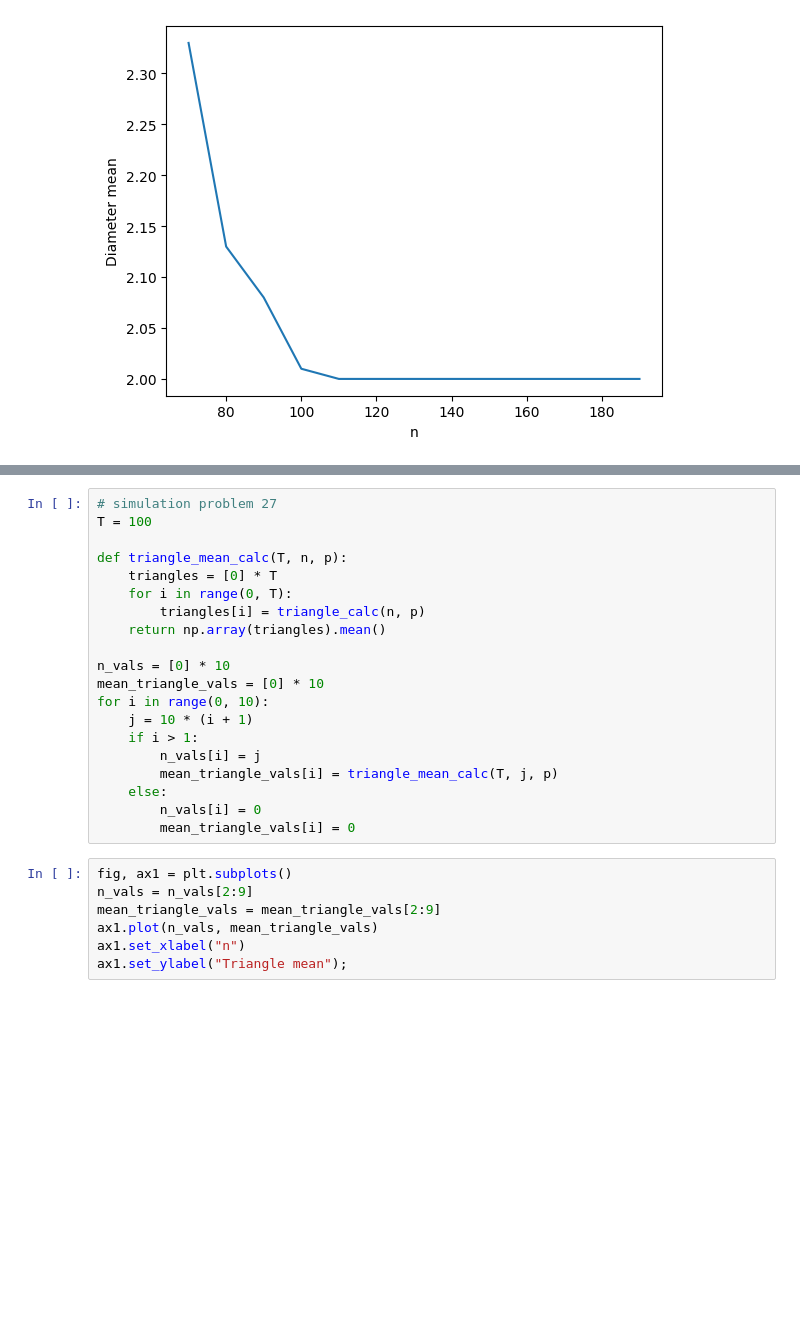
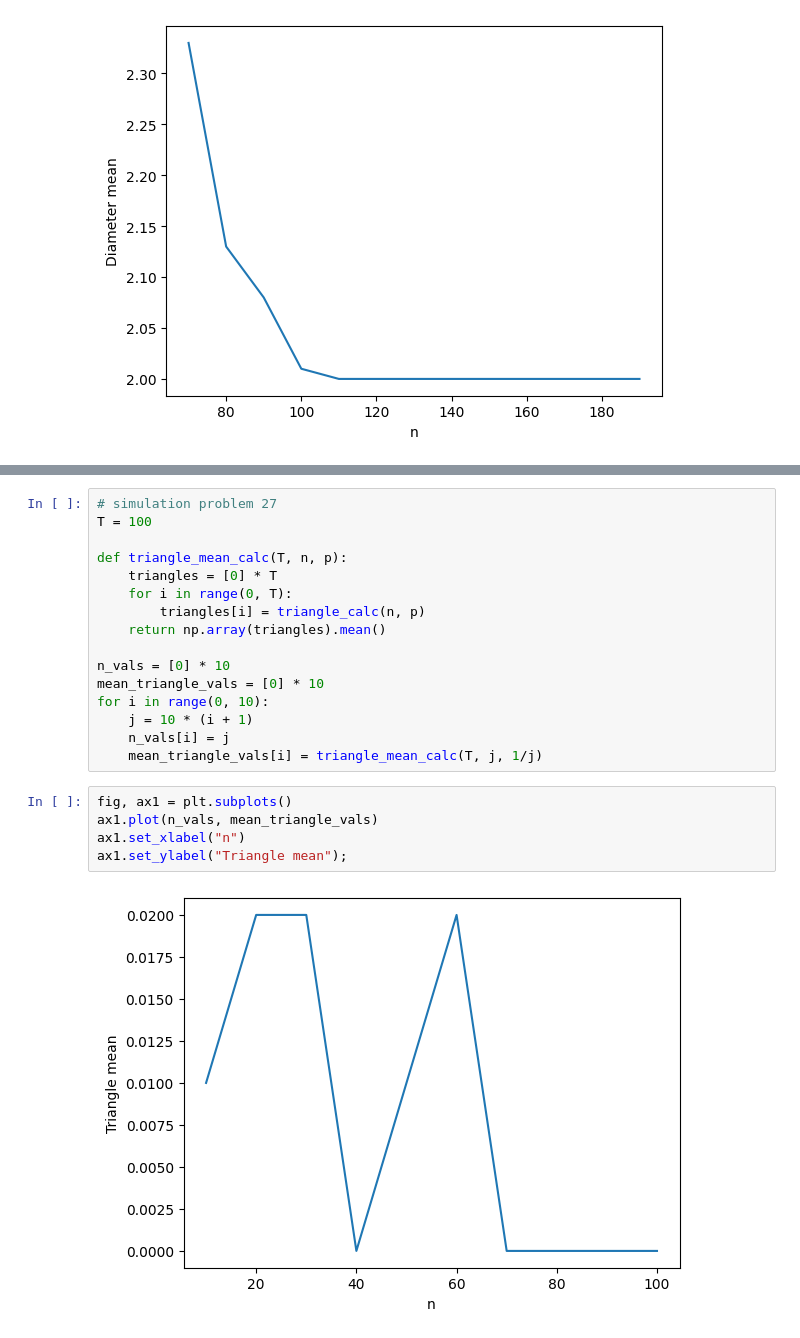
Before and after one commit to AFSA1729/ProbabilityStatisticsProject2023, a Jupyter notebook: Phase1/Part5.ipynb, the cells around one changed output, grey strips where cells are left out. Drawn from its saved outputs; the diff is of its cells as text; blank space fills up the shorter version.

```diff
--- a/Phase1/Part5.ipynb
+++ b/Phase1/Part5.ipynb
@@ -360,16 +348,12 @@ n_vals = [0] * 10
 mean_triangle_vals = [0] * 10
 for i in range(0, 10):
     j = 10 * (i + 1)
-    if i > 1:
-        n_vals[i] = j
-        mean_triangle_vals[i] = triangle_mean_calc(T, j, p)
-    else:
-        n_vals[i] = 0
-        mean_triangle_vals[i] = 0
+    n_vals[i] = j
+    mean_triangle_vals[i] = triangle_mean_calc(T, j, 1/j)
 # %%
 fig, ax1 = plt.subplots()
-n_vals = n_vals[2:9]
-mean_triangle_vals = mean_triangle_vals[2:9]
 ax1.plot(n_vals, mean_triangle_vals)
 ax1.set_xlabel("n")
 ax1.set_ylabel("Triangle mean");
+# %% [output]
+[figure, added]
```
Also changed, not shown: parts of 7 cells of this notebook.
